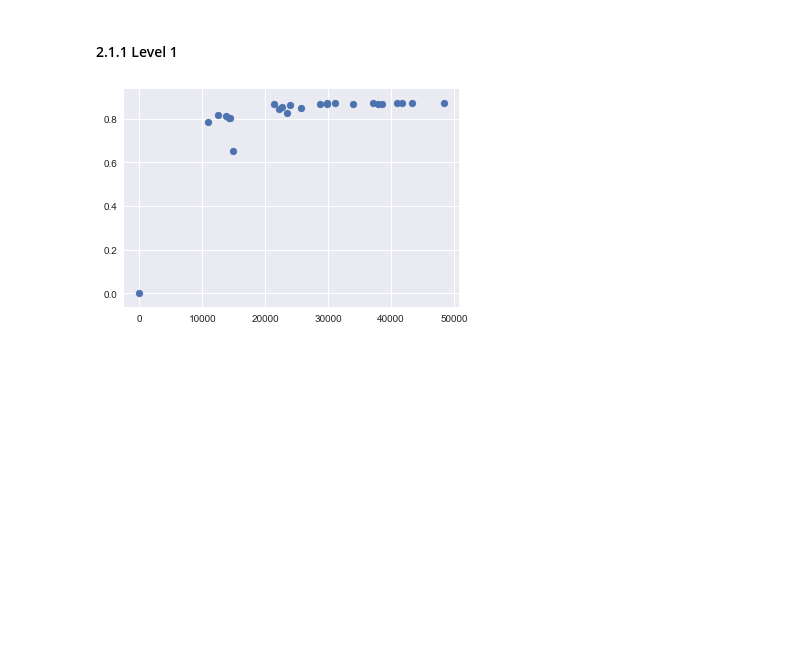
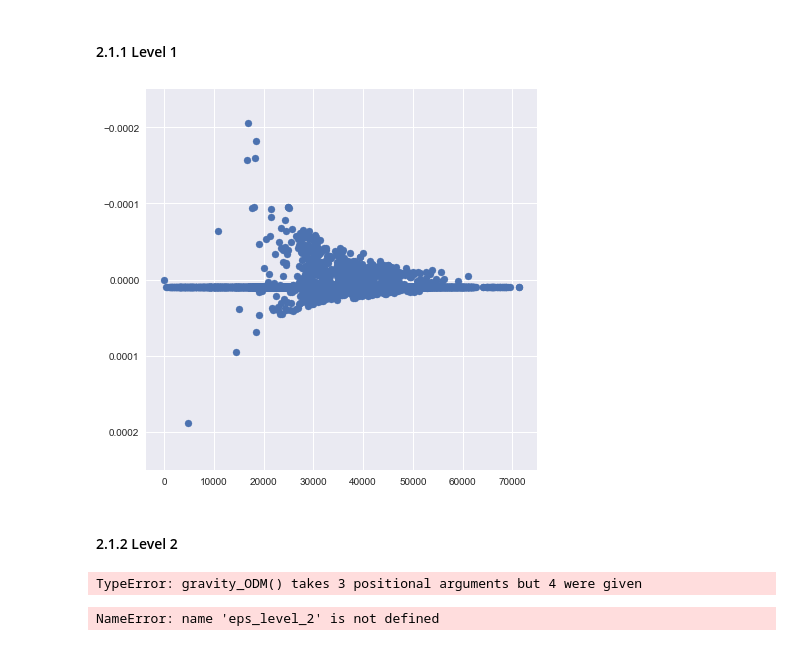
Before and after one commit to jbremz/human_mob, a Jupyter notebook: Notebooks/Ilaria's Log/Week 12.ipynb, the cells around one changed output. Saved outputs shown, nothing was run; the diff lists cells and outputs as text; code cells hidden in the pictures; blank space fills up the shorter version.

Commit message:
No df as argument

```diff
--- a/Notebooks/Ilaria's Log/Week 12.ipynb
+++ b/Notebooks/Ilaria's Log/Week 12.ipynb
@@ -81,9 +85,30 @@ level_5 = levels[4]
 # %%
 eps_level_1 = eps_scale.epsilon(levels, 1, gamma, lon_df)
 # %%
-x = eps_scale.cluster_population(level_1).DM[10][1:] #distance of location 20 with all the others
-y = eps_level_1[10][1:]
+width = 7
+height = 7
+plt.figure(figsize=(width, height))
+x = eps_scale.cluster_population(level_1).DM[100][1:] #distance of location 20 with all the others
+y = eps_level_1[100][1:]
+plt.ylim(0.00025, -0.00025)
 plt.scatter(x, y)
 plt.show()
 # %% [output]
-[figure, old version]
+[figure, new version]
+# %% [markdown]
+#### 2.1.2 Level 2
+# %%
+eps_level_2 = eps_scale.epsilon(levels, 1, gamma, lon_df)
+# %% [output]
+TypeError: gravity_ODM() takes 3 positional arguments but 4 were given
+# %%
+width = 7
+height = 7
+plt.figure(figsize=(width, height))
+x = eps_scale.cluster_population(level_2).DM[100][1:] #distance of location 20 with all the others
+y = eps_level_2[100][1:]
+plt.ylim(0.00025, -0.00025)
+plt.scatter(x, y)
+plt.show()
+# %% [output]
+NameError: name 'eps_level_2' is not defined
```
Also changed, not shown: parts of 1 cell of this notebook, 1 other file.
